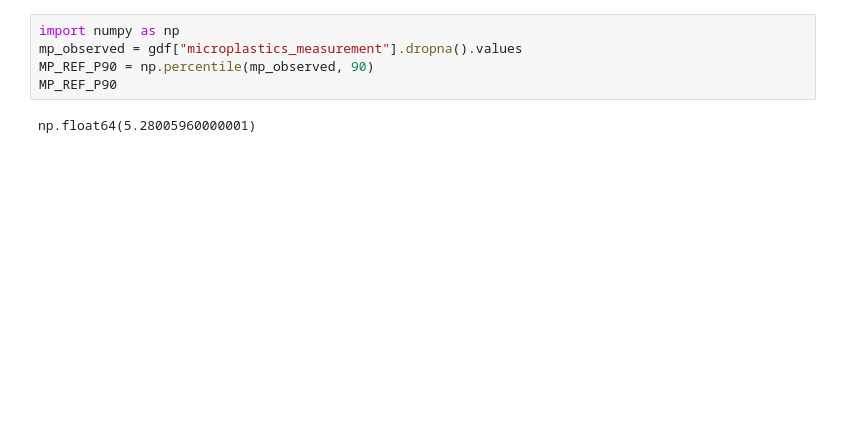
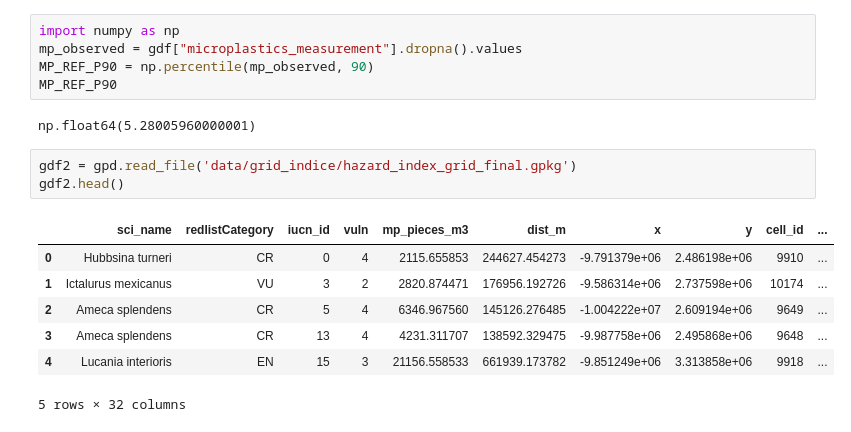
Before and after one commit to 4GeeksAcademy/loreykil_proyecto_final, a Jupyter notebook: pruebas.ipynb, the cells around one changed output. Drawn from its saved outputs; the diff is of its cells as text; blank space fills up the shorter version.

```diff
--- a/pruebas.ipynb
+++ b/pruebas.ipynb
@@ -56,3 +59,14 @@ MP_REF_P90 = np.percentile(mp_observed, 90)
 MP_REF_P90
 # %% [output]
 np.float64(5.28005960000001)
+# %%
+gdf2 = gpd.read_file('data/grid_indice/hazard_index_grid_final.gpkg')
+gdf2.head()
+# %% [output]
+|  | sci_name | redlistCategory | iucn_id | vuln | mp_pieces_m3 | dist_m | x | y | cell_id | ... |
+| 0 | Hubbsina turneri | CR | 0 | 4 | 2115.655853 | 244627.454273 | -9.791379e+06 | 2.486198e+06 | 9910 | ... |
+| 1 | Ictalurus mexicanus | VU | 3 | 2 | 2820.874471 | 176956.192726 | -9.586314e+06 | 2.737598e+06 | 10174 | ... |
+| 2 | Ameca splendens | CR | 5 | 4 | 6346.967560 | 145126.276485 | -1.004222e+07 | 2.609194e+06 | 9649 | ... |
+| 3 | Ameca splendens | CR | 13 | 4 | 4231.311707 | 138592.329475 | -9.987758e+06 | 2.495868e+06 | 9648 | ... |
+| 4 | Lucania interioris | EN | 15 | 3 | 21156.558533 | 661939.173782 | -9.851249e+06 | 3.313858e+06 | 9918 | ... |
+5 rows × 32 columns
```
Also changed, not shown: parts of 3 cells of this notebook, 3 other files.
